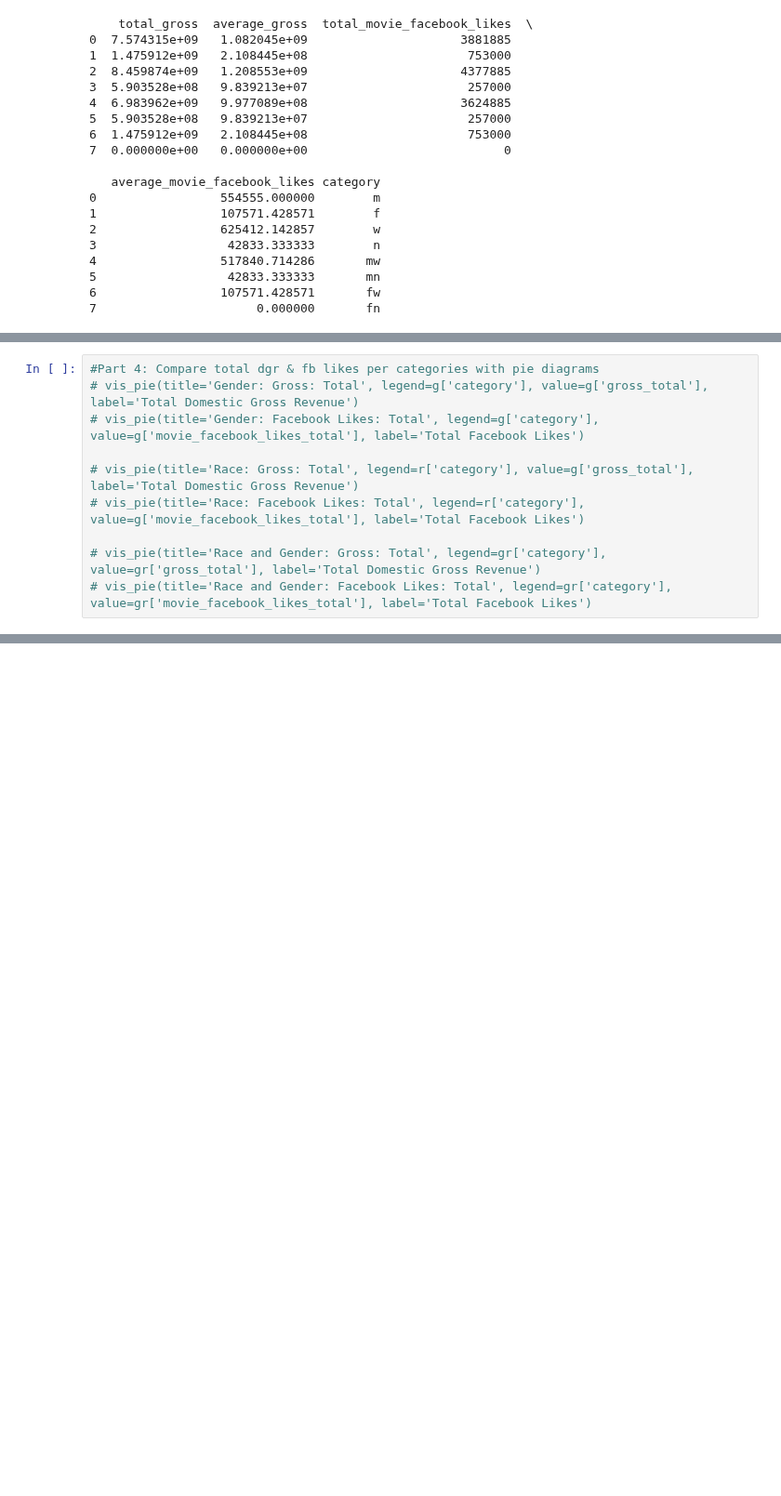
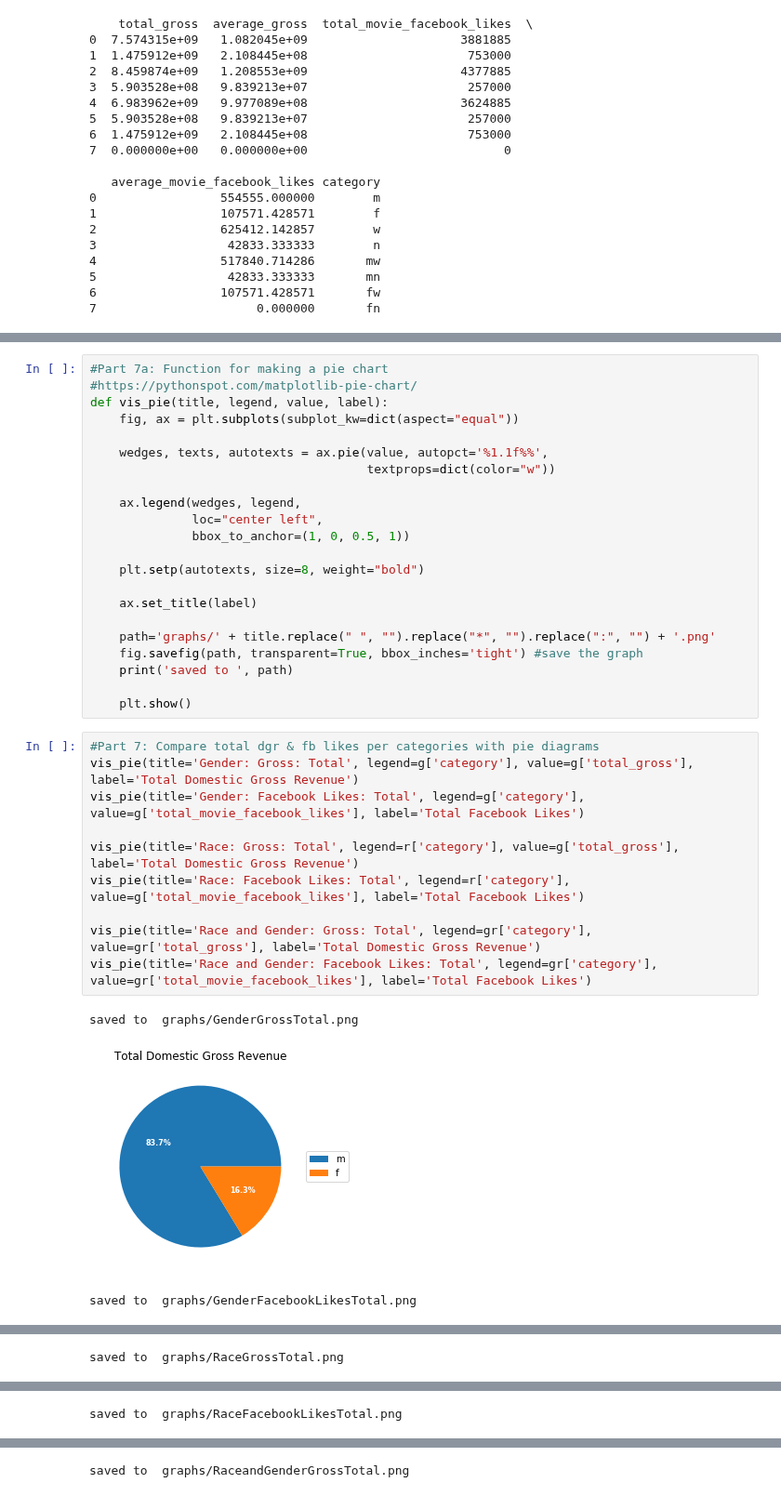
Before and after one commit to Data-Science-HTW/diversity-in-movies, a Jupyter notebook: Diversity in Movies.ipynb, the cells around one changed output, grey strips where cells are left out. Shown at 93% size. Cells and saved outputs as stored; diff of their text form; blank space fills up the shorter version.

Commit message:
visualization part 3: pie charts. they look weird tho, probably same issue as before. no idea what is happening :(

```diff
--- a/Diversity in Movies.ipynb
+++ b/Diversity in Movies.ipynb
@@ -312,10 +327,36 @@ saved to  graphs/RaceandGenderTotal.png
+# %%
+#Part 7a: Function for making a pie chart
+#https://pythonspot.com/matplotlib-pie-chart/
+def vis_pie(title, legend, value, label):
+    fig, ax = plt.subplots(subplot_kw=dict(aspect="equal"))
+
+    wedges, texts, autotexts = ax.pie(value, autopct='%1.1f%%',
+                                      textprops=dict(color="w"))
+
+    ax.legend(wedges, legend,
+              loc="center left",
+              bbox_to_anchor=(1, 0, 0.5, 1))
+
+    plt.setp(autotexts, size=8, weight="bold")
+
+    ax.set_title(label)
+
+    path='graphs/' + title.replace(" ", "").replace("*", "").replace(":", "") + '.png'
+    fig.savefig(path, transparent=True, bbox_inches='tight') #save the graph
+    print('saved to ', path)
+
+    plt.show()
 # %%
-#Part 4: Compare total dgr & fb likes per categories with pie diagrams
-# vis_pie(title='Gender: Gross: Total', legend=g['category'], value=g['gross_total'], label='Total Domestic Gross Revenue')
-# vis_pie(title='Gender: Facebook Likes: Total', legend=g['category'], value=g['movie_facebook_likes_total'], label='Total Facebook Likes')
+#Part 7: Compare total dgr & fb likes per categories with pie diagrams
+vis_pie(title='Gender: Gross: Total', legend=g['category'], value=g['total_gross'], label='Total Domestic Gross Revenue')
+vis_pie(title='Gender: Facebook Likes: Total', legend=g['category'], value=g['total_movie_facebook_likes'], label='Total Facebook Likes')
 
-# vis_pie(title='Race: Gross: Total', legend=r['category'], value=g['gross_total'], label='Total Domestic Gross Revenue')
-# vis_pie(title='Race: Facebook Likes: Total', legend=r['category'], value=g['movie_facebook_likes_total'], label='Total Facebook Likes')
+vis_pie(title='Race: Gross: Total', legend=r['category'], value=g['total_gross'], label='Total Domestic Gross Revenue')
+vis_pie(title='Race: Facebook Likes: Total', legend=r['category'], value=g['total_movie_facebook_likes'], label='Total Facebook Likes')
 
-# vis_pie(title='Race and Gender: Gross: Total', legend=gr['category'], value=gr['gross_total'], label='Total Domestic Gross Revenue')
-# vis_pie(title='Race and Gender: Facebook Likes: Total', legend=gr['category'], value=gr['movie_facebook_likes_total'], label='Total Facebook Likes')
+vis_pie(title='Race and Gender: Gross: Total', legend=gr['category'], value=gr['total_gross'], label='Total Domestic Gross Revenue')
+vis_pie(title='Race and Gender: Facebook Likes: Total', legend=gr['category'], value=gr['total_movie_facebook_likes'], label='Total Facebook Likes')
+# %% [output]
+saved to  graphs/GenderGrossTotal.png
+[figure, added]
+saved to  graphs/GenderFacebookLikesTotal.png
@@ -321,0 +364 @@ saved to  graphs/RaceandGenderTotal.png
+saved to  graphs/RaceGrossTotal.png
@@ -321,0 +366 @@ saved to  graphs/RaceandGenderTotal.png
+saved to  graphs/RaceFacebookLikesTotal.png
@@ -321,0 +368 @@ saved to  graphs/RaceandGenderTotal.png
+saved to  graphs/RaceandGenderGrossTotal.png
```
Also changed, not shown: parts of 5 cells of this notebook, 6 other files.
